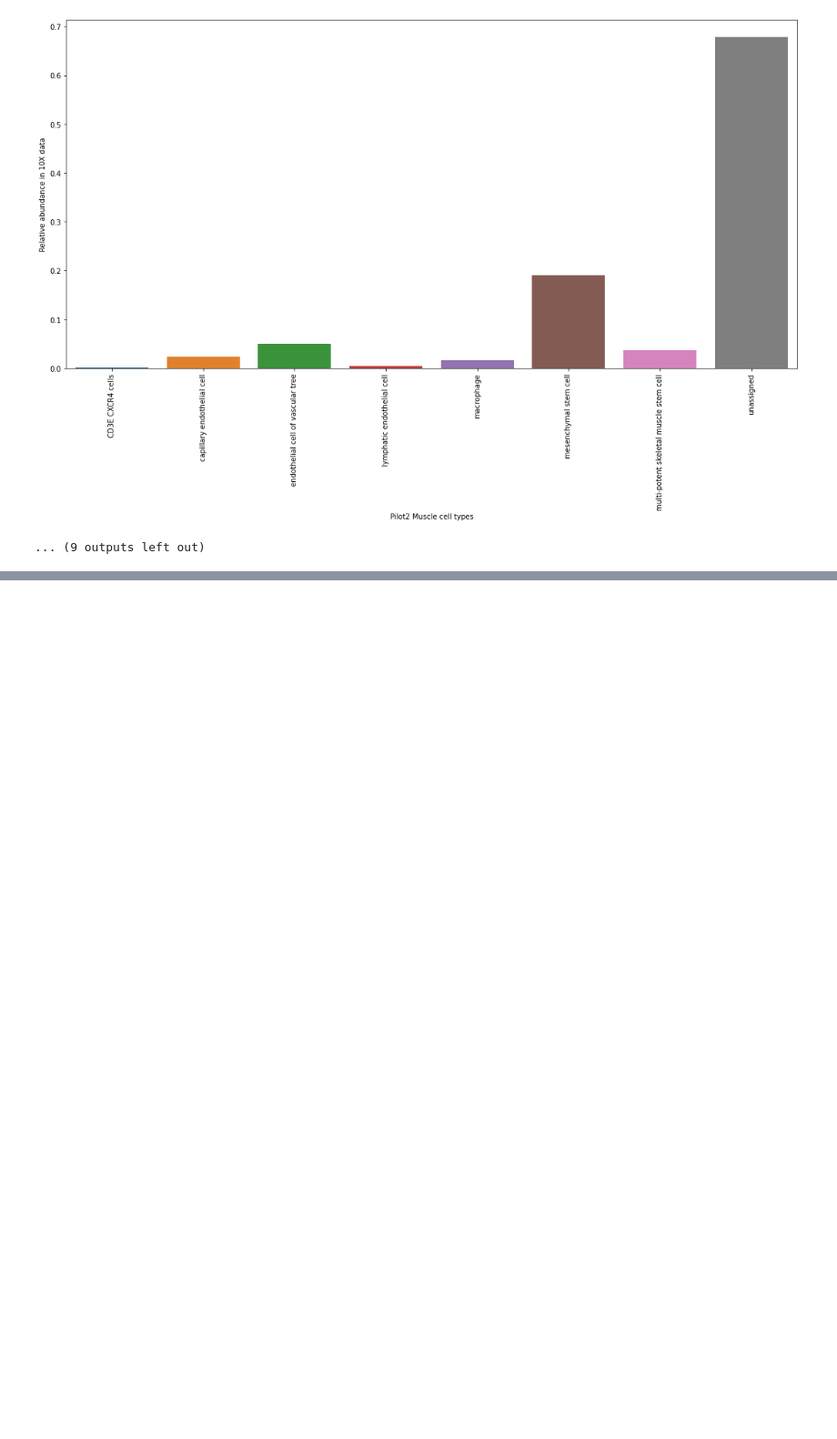
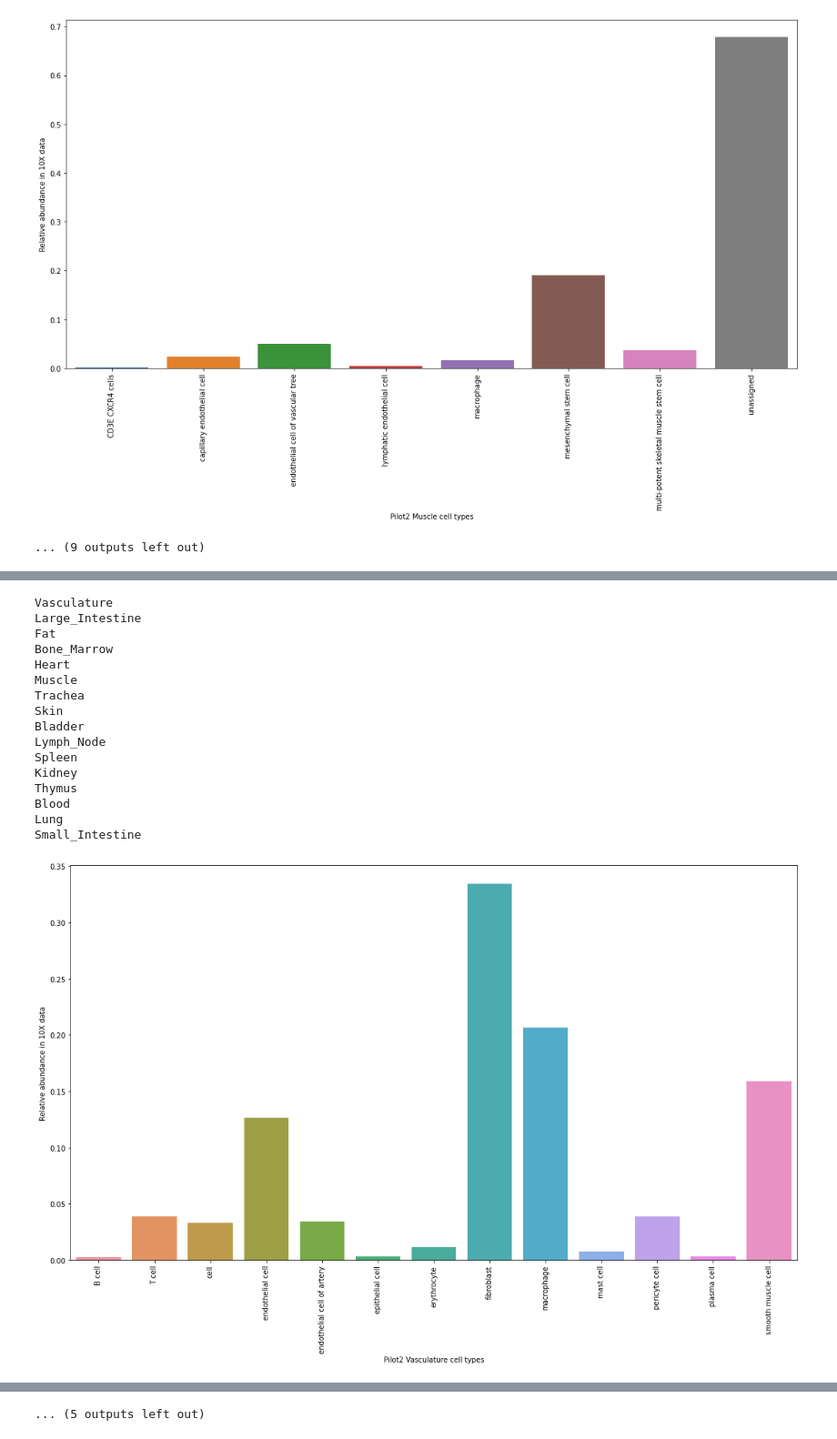
Before and after one commit to czbiohub-sf/tabula-sapiens, a Jupyter notebook: analysis-scripts/publication/v0/Fig_cell_fractions.ipynb, the cells around one changed output, grey strips where cells are left out. Shown at 91% size. Cells and saved outputs as stored; diff of their text form; code cells hidden in the pictures; blank space fills up the shorter version.

```diff
--- a/analysis-scripts/publication/v0/Fig_cell_fractions.ipynb
+++ b/analysis-scripts/publication/v0/Fig_cell_fractions.ipynb
@@ -27,14 +27,17 @@ def tiss_cell_fractions(adata,
 
         aux = tiss.obs.groupby([category]).count()
         aux = pd.DataFrame(aux).reset_index()
-        aux['sample'] = aux[aux.columns[1]]/aux[aux.columns[1]].sum()
+        aux['fraction'] = aux[aux.columns[1]]/aux[aux.columns[1]].sum()
+        aux['cell_number'] = aux[aux.columns[1]]
+
+        aux[[category,'fraction','cell_number']].to_csv("./cell_fractions/"+dataset+"_"+t+'.csv')
 
         f, ax = plt.subplots(figsize=(15,10))
-        g = sns.barplot(data = aux, y = 'sample',x = category, ax = ax)
+        g = sns.barplot(data = aux, y = 'fraction',x = category, ax = ax)
         ax.set_xticklabels(ax.get_xticklabels(),rotation=90);
         ax.set(xlabel= dataset +" "+ t +' cell types', ylabel='Relative abundance in 10X data');
         plt.tight_layout()
-        plt.savefig("./cell_fractions/"+save+"_"+t+'.pdf')
+        plt.savefig("./cell_fractions/"+dataset+"_"+t+'.pdf')
 # %% [markdown]
 # Setup
 # %%
@@ -155,0 +161,6 @@ Lung
+# %%
+data_path = '/mnt/ibm_lg/angela/sapiens/data/'
+# %%
+adata = sc.read_h5ad(data_path + "Pilot1_Pilot2_filtered_ensembl_id.ss2_norm.embedding.manual_ann.propagated.h5ad")
+adata = remove_cats(adata)
+adata
@@ -155,0 +173,24 @@ Lung
+# %%
+tiss_cell_fractions(adata[adata.obs['donor']=='TSP2'].copy(),
+                        technology_col='method',
+                        groupby='tissue',
+                        category='propagated_cell_ontology_class',
+                        dataset="Pilot2")
+# %% [output]
+Vasculature
+Large_Intestine
+Fat
+Bone_Marrow
+Heart
+Muscle
+Trachea
+Skin
+Bladder
+Lymph_Node
+Spleen
+Kidney
+Thymus
+Blood
+Lung
+Small_Intestine
+[figure, added]
@@ -155,0 +207 @@ Lung
+... (5 outputs left out)
```
Also changed, not shown: parts of 3 cells of this notebook, 5 other files.
